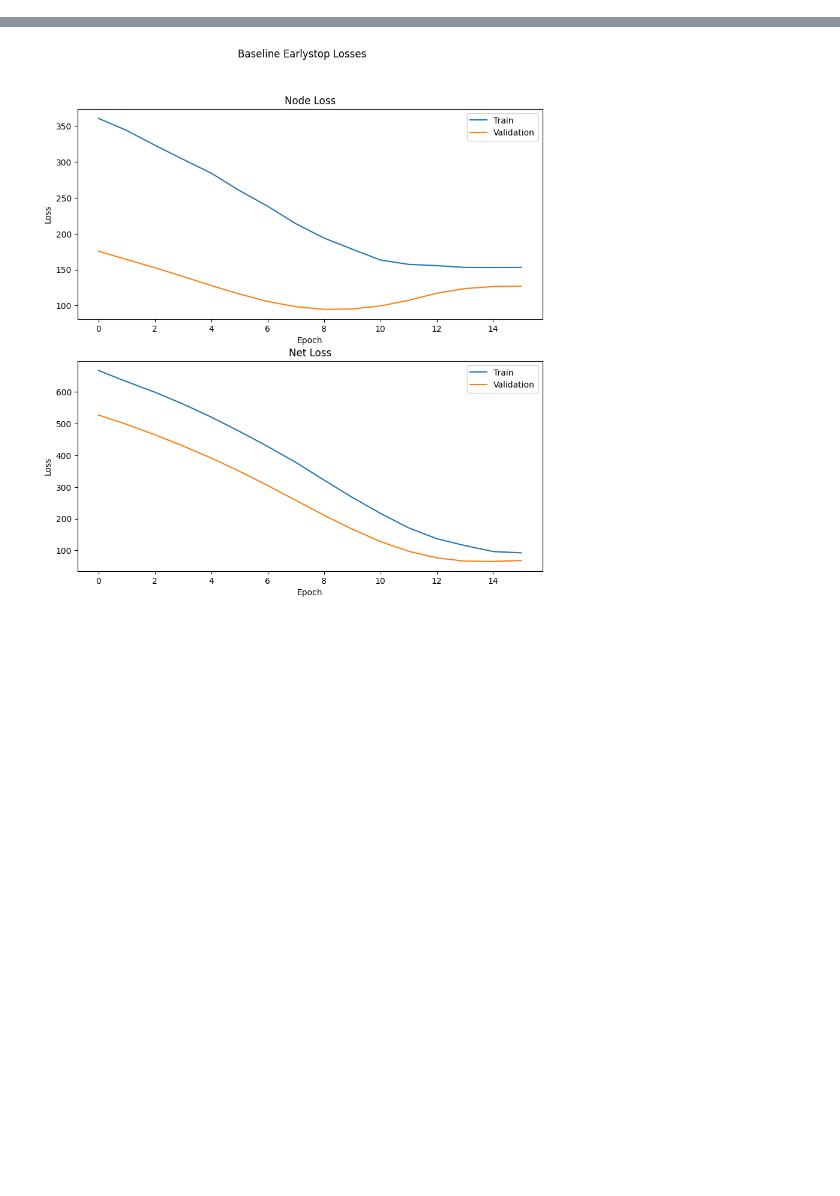
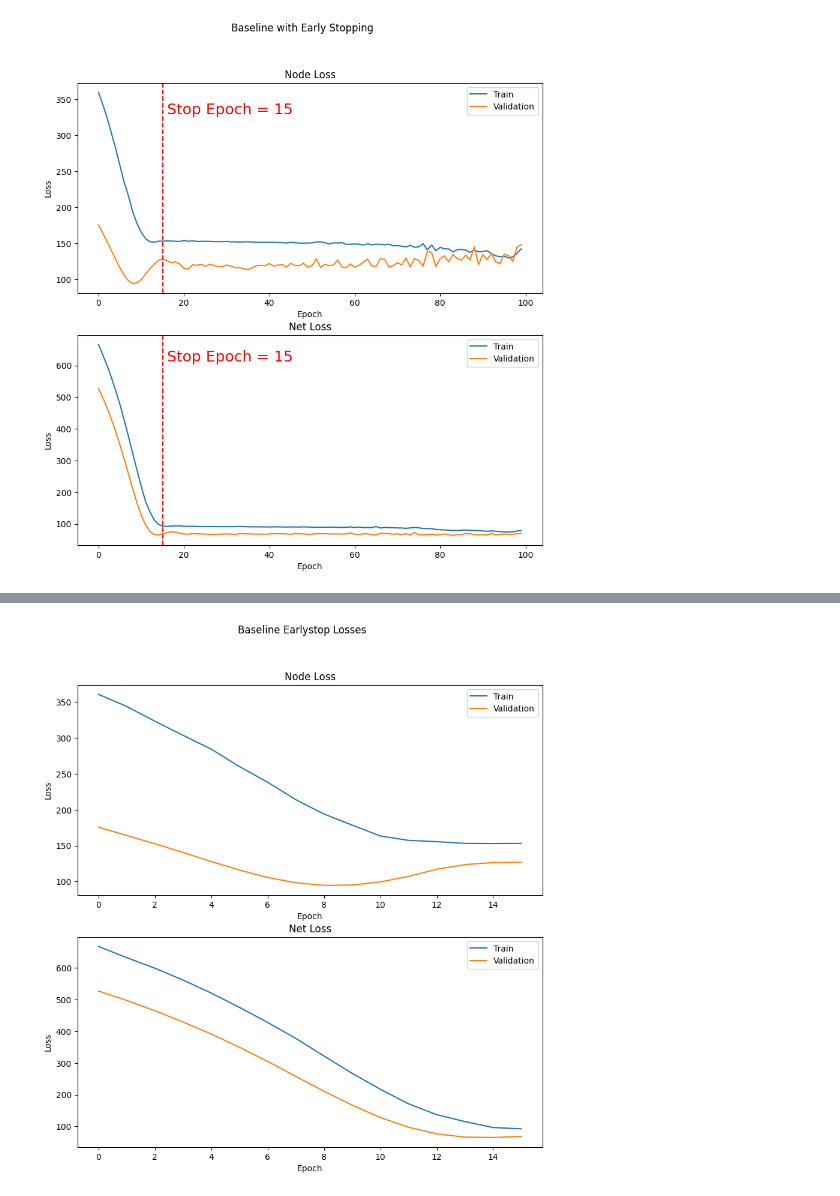
Before and after one commit to hanhoangia/dehnn-optim, a Jupyter notebook: notebook/loss_plots.ipynb, the cells around one changed output, grey strips where cells are left out. Cells and saved outputs as stored; diff of their text form; code cells hidden in the pictures; blank space fills up the shorter version.

```diff
--- a/notebook/loss_plots.ipynb
+++ b/notebook/loss_plots.ipynb
@@ -24,6 +22,39 @@ def plot_losses(losses, title):
     ax[1].set_xlabel('Epoch')
     ax[1].set_ylabel('Loss')
     ax[1].legend(['Train', 'Validation'])
+# %%
+losses_baseline = pd.read_csv('../profiling_results/baseline/performance.csv')
+losses_baseline = losses_baseline.set_index('epoch')
+losses_baseline_earlystop = pd.read_csv('../profiling_results/baseline-earlystop/other_metrics.csv')
+# get the stop epoch
+stop_epoch = losses_baseline_earlystop['stop_epoch'].values[0]
+# plot the losses
+fig, ax = plt.subplots(2, 1, figsize=(10, 10))
+# set the title of the plot
+fig.suptitle('Baseline with Early Stopping')
+# plot the node loss
+losses_baseline[['train_node_loss', 'val_node_loss']].plot(ax=ax[0])
+ax[0].set_title('Node Loss')
+ax[0].set_xlabel('Epoch')
+ax[0].set_ylabel('Loss')
+ax[0].legend(['Train', 'Validation'])
+
+# add a vertical line at the stop epoch
+ax[0].axvline(x=stop_epoch, color='r', linestyle='--', label=f'Stop Epoch = {stop_epoch}')
+ax[0].text(stop_epoch + 1, ax[0].get_ylim()[1] * 0.9, f'Stop Epoch = {stop_epoch}', color='r', fontsize=18, va='center')
+# plot the net loss
+losses_baseline[['train_net_loss', 'val_net_loss']].plot(ax=ax[1])
+ax[1].set_title('Net Loss')
+ax[1].set_xlabel('Epoch')
+ax[1].set_ylabel('Loss')
+ax[1].legend(['Train', 'Validation'])
+# plot the stop epoch with annotation 'Stop Epoch = {stop_epoch}'
+
+ax[1].axvline(x=stop_epoch, color='r', linestyle='--', label=f'Stop Epoch = {stop_epoch}')
+ax[1].text(stop_epoch + 1, ax[1].get_ylim()[1] * 0.9, f'Stop Epoch = {stop_epoch}', color='r', fontsize=18, va='center')
+plt.savefig('../profiling_results/baseline/losses_curves_with_stop_epoch.png')
+# %% [output]
+[figure, added]
 # %%
 losses_baseline = pd.read_csv('../profiling_results/baseline/performance.csv')
 losses_baseline = losses_baseline.set_index('epoch')
```
Also changed, not shown: parts of 4 cells of this notebook, 4 other files.
